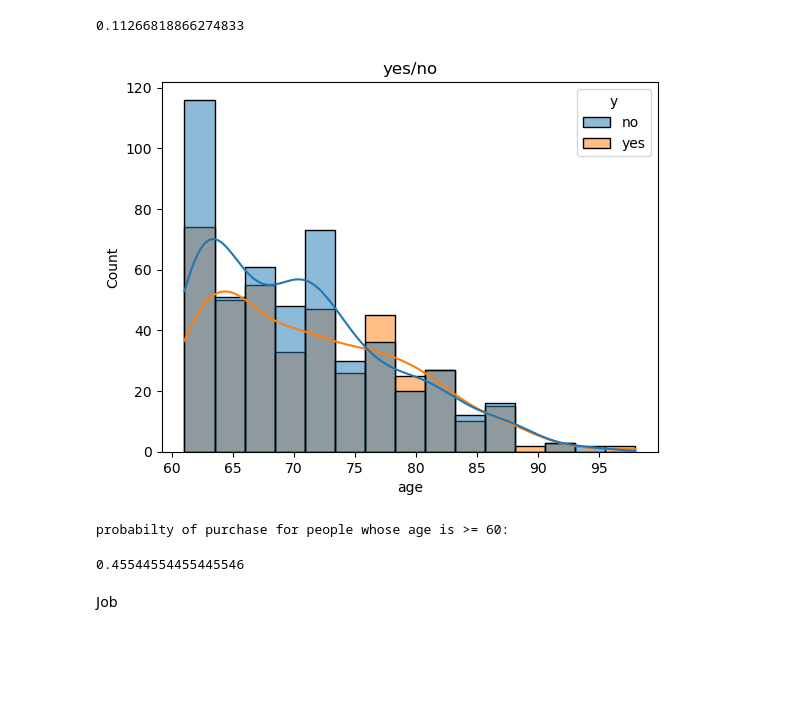
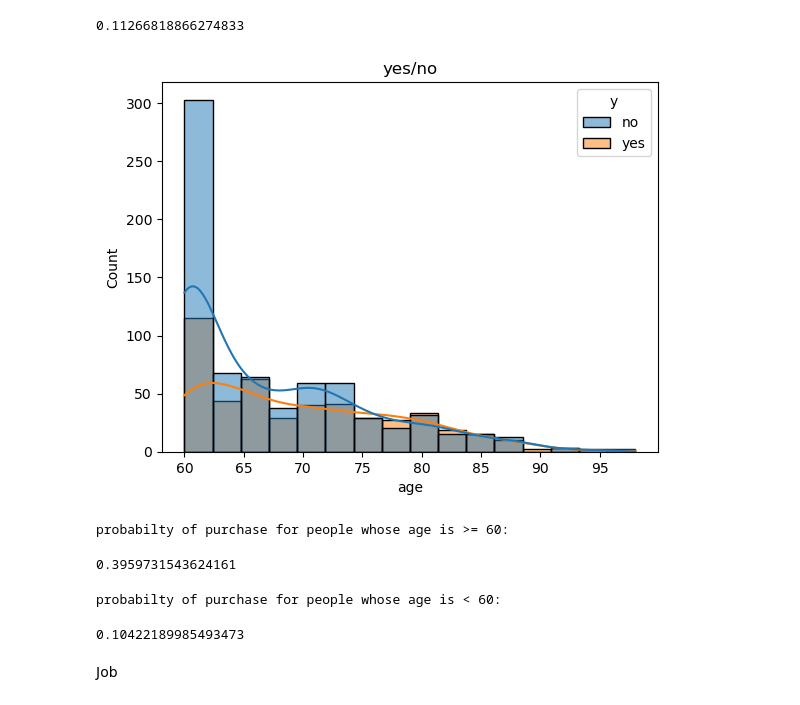
Before and after one commit to rishicarter/Bank_Marketing_Group_Project, a Jupyter notebook: notebooks/week10/EDA_bank-additional-full.ipynb, the cells around one changed output. Drawn from its saved outputs; the diff is of its cells as text; code cells hidden in the pictures; blank space fills up the shorter version.

```diff
--- a/notebooks/week10/EDA_bank-additional-full.ipynb
+++ b/notebooks/week10/EDA_bank-additional-full.ipynb
@@ -367,18 +366,18 @@ len(df[df.y == 'yes'])/len(df)
 # %% [output]
 0.11266818866274833
 # %%
-filtered_df = df[df['age'] > 60]
+filtered_df = df[df['age'] >= 60]
 
-# Create the histogram
+
 sns.histplot(data=filtered_df, x='age', hue='y', kde=True)
 plt.xlabel('age')
 plt.title('yes/no')
 plt.show()
 # %% [output]
-[figure, old version]
+[figure, new version]
 # %%
 print('probabilty of purchase for people whose age is >= 60:' )
 len(filtered_df[filtered_df.y == 'yes'])/len(filtered_df)
 # %% [output]
 probabilty of purchase for people whose age is >= 60:
-0.45544554455445546
+0.3959731543624161
@@ -385,3 +386,9 @@ probabilty of purchase for people whose age is >= 60:
+# %%
+print('probabilty of purchase for people whose age is < 60:' )
+len(filtered_df_under60[filtered_df_under60.y == 'yes'])/len(filtered_df_under60)
+# %% [output]
+probabilty of purchase for people whose age is < 60:
+0.10422189985493473
 # %% [markdown]
 Job
 # %%
```
Also changed, not shown: parts of 47 cells of this notebook.
